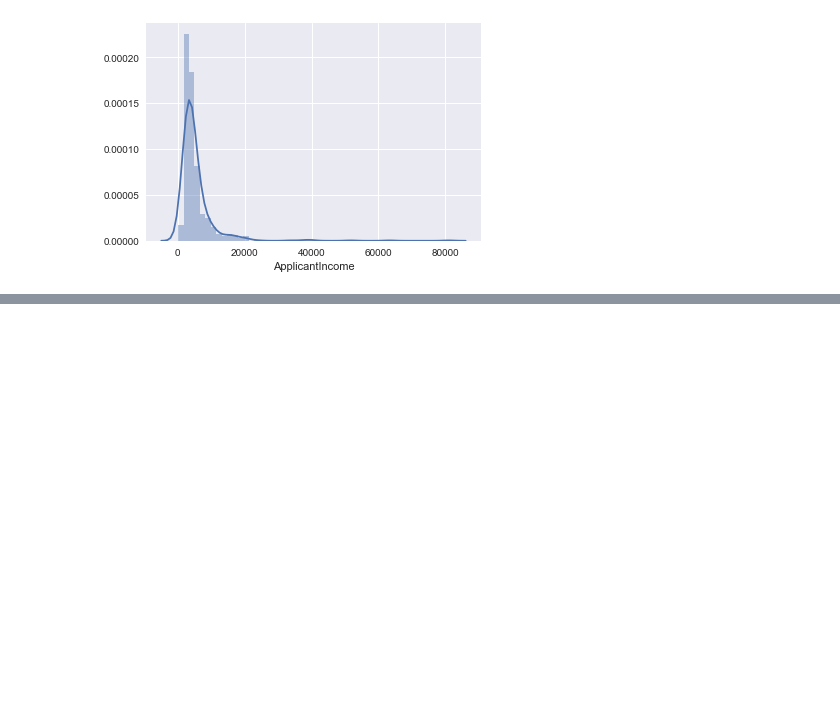
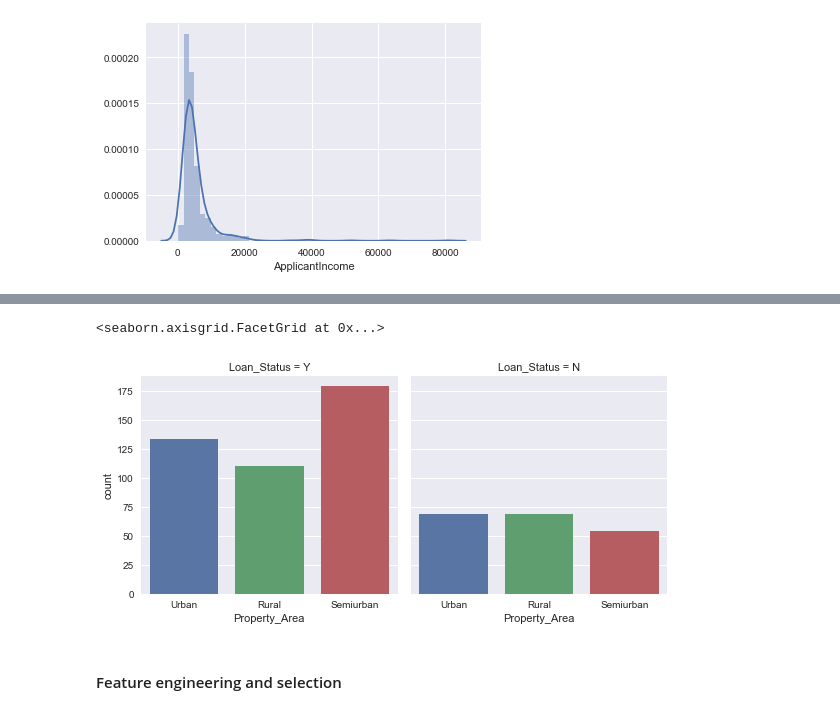
Before and after one commit to segunadelowo/loan-prediciton, a Jupyter notebook: develop/2018-08-26-SA-first-analysis.ipynb, the cells around one changed output, grey strips where cells are left out. Cells and saved outputs as stored; diff of their text form; code cells hidden in the pictures; blank space fills up the shorter version.

```diff
--- a/develop/2018-08-26-SA-first-analysis.ipynb
+++ b/develop/2018-08-26-SA-first-analysis.ipynb
@@ -317,0 +365,8 @@ plt.suptitle('Pair Plot of ApplicantIncome and Loan_Status',
+# %%
+# Comparing the Property_Area and Loan_Status attributes
+sns.factorplot(x='Property_Area', col='Loan_Status', kind='count',data=df_train)
+# %% [output]
+<seaborn.axisgrid.FacetGrid at 0x...>
+[figure, added]
+# %% [markdown]
+#### Feature engineering and selection
```
Also changed, not shown: parts of 25 cells of this notebook.
